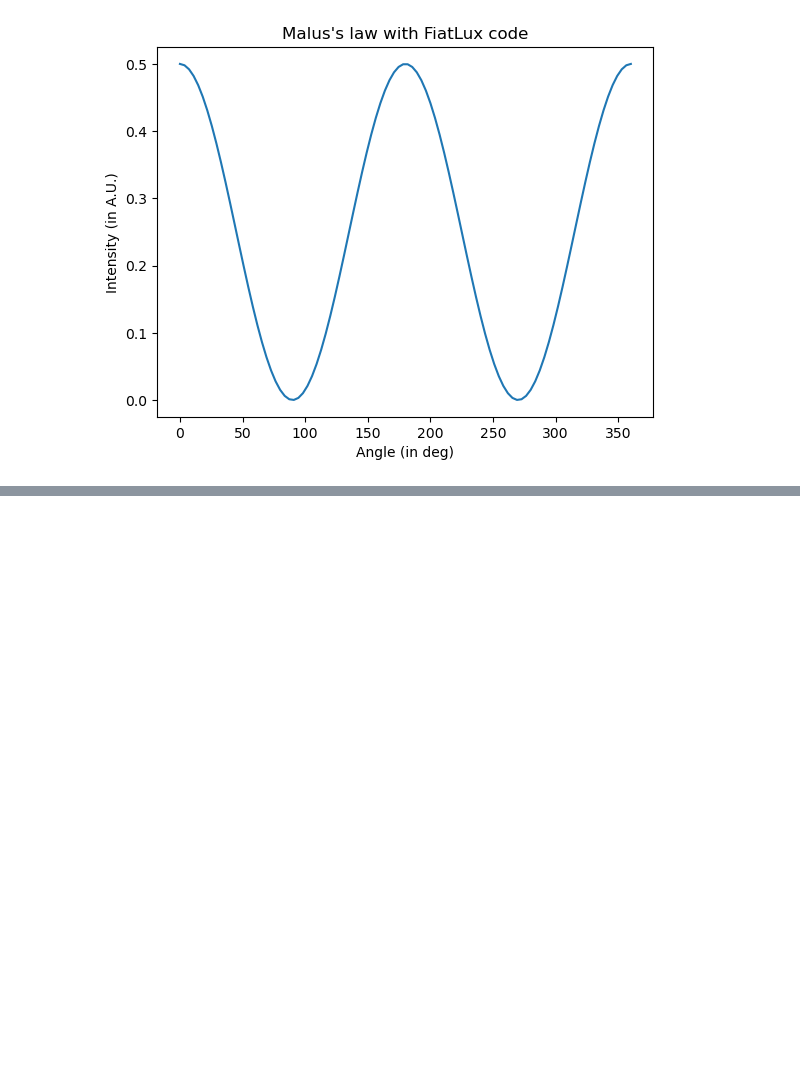
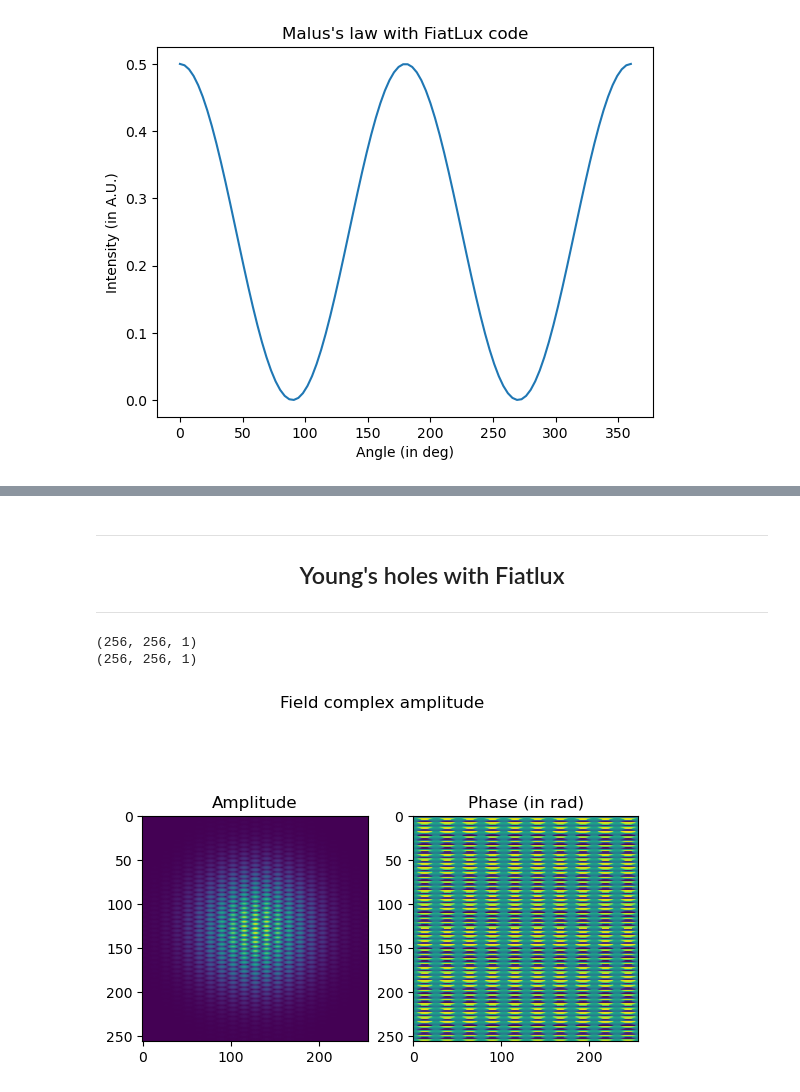
Before and after one commit to bidou2002/fiatlux, a Jupyter notebook: fiatlux_master_how_to.ipynb, the cells around one changed output, grey strips where cells are left out. Drawn from its saved outputs; the diff is of its cells as text; code cells hidden in the pictures; blank space fills up the shorter version.

```diff
--- a/fiatlux_master_how_to.ipynb
+++ b/fiatlux_master_how_to.ipynb
@@ -201,0 +250,35 @@ if BoolPlot is True:
+# %% [markdown]
+_______________
+## <p style="text-align: center;">Young's holes with Fiatlux</p>
+_______________
+# %%
+# CREATE A FLAT TITLTED FIELD WITH ARBITRARY TIP AND TILT
+left_hole = Field(n,
+                  field_map='gaussian',
+                  gaussian_center=[-10,0],
+                  gaussian_variance = 1,
+                  )
+right_hole = Field(n,
+                   field_map='gaussian',
+                   gaussian_center=[10,0],
+                   gaussian_variance = 1,
+                   )
+top_hole = Field(n,
+                field_map='gaussian',
+                gaussian_center=[0,50],
+                gaussian_variance = 1,
+                )
+
+# CREATE A DETECTOR
+cam = Detector(256,
+               display_intensity=True,
+               )
+
+FFT = Propagator('FFT', f)
+IFFT = Propagator('IFFT', f)
+
+((left_hole * IFFT) + (right_hole * IFFT) + (top_hole * IFFT) ).disp_complex_amplitude()
+# %% [output]
+(256, 256, 1)
+(256, 256, 1)
+[figure, added]
```
Also changed, not shown: parts of 16 cells of this notebook, 6 other files.
